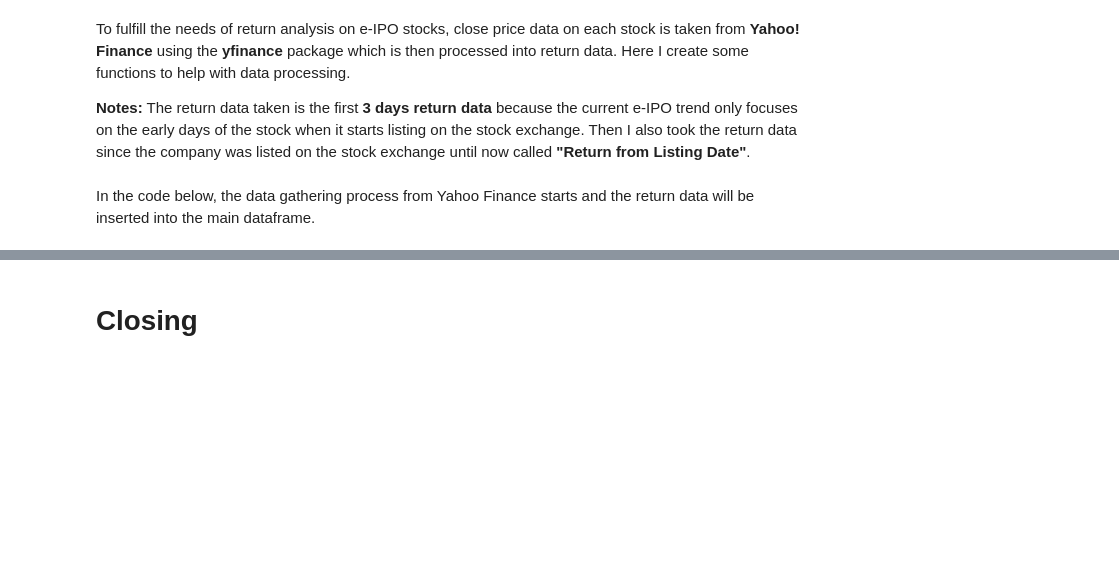
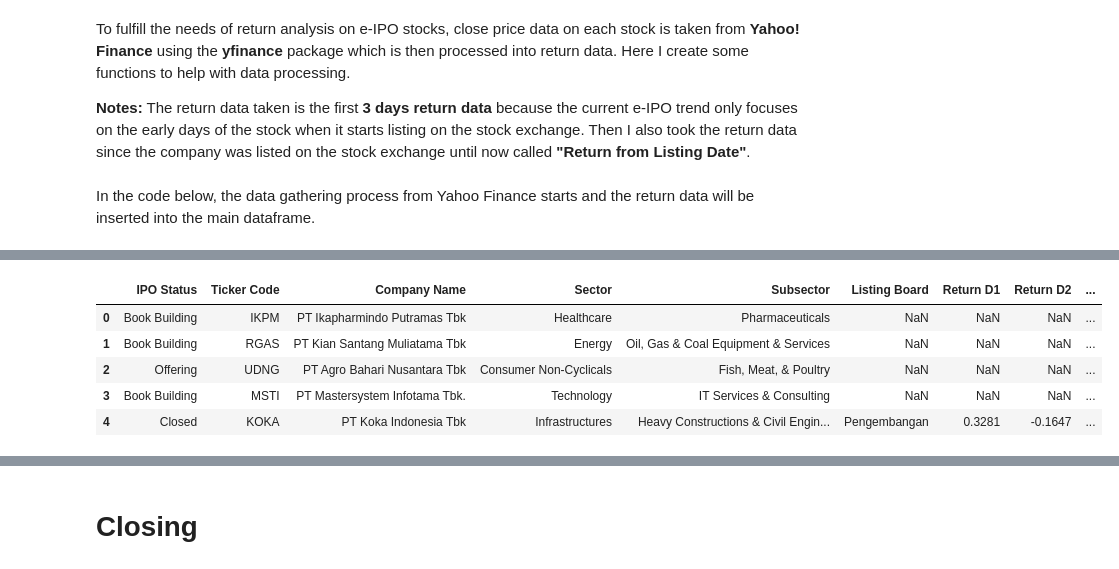
Before and after one commit to ImNash-Fahmi/Scraping-e-IPO-Data-Using-Selenium, a Jupyter notebook: scraping-e-ipo-data-using-selenium.ipynb, the cells around one changed output, grey strips where cells are left out. Cells and saved outputs as stored; diff of their text form; code cells hidden in the pictures; blank space fills up the shorter version.

Commit message:
Kaggle Notebook | Scraping e-IPO Data Using Selenium | Version 176

```diff
--- a/scraping-e-ipo-data-using-selenium.ipynb
+++ b/scraping-e-ipo-data-using-selenium.ipynb
@@ -877,0 +848,13 @@ table.head()
+# %%
+# Rearrange Columns
+table = pd.concat([table.loc[:, 'IPO Status':'Subsector'], table.loc[:, 'Listing Board':], table.loc[:, 'Line of Business':'Exercise Price (Warrant) (Rp)']], axis=1)
+
+# Display DataFrame
+table.head()
+# %% [output]
+|  | IPO Status | Ticker Code | Company Name | Sector | Subsector | Listing Board | Return D1 | Return D2 | ... |
+| 0 | Book Building | IKPM | PT Ikapharmindo Putramas Tbk | Healthcare | Pharmaceuticals | NaN | NaN | NaN | ... |
+| 1 | Book Building | RGAS | PT Kian Santang Muliatama Tbk | Energy | Oil, Gas & Coal Equipment & Services | NaN | NaN | NaN | ... |
+| 2 | Offering | UDNG | PT Agro Bahari Nusantara Tbk | Consumer Non-Cyclicals | Fish, Meat, & Poultry | NaN | NaN | NaN | ... |
+| 3 | Book Building | MSTI | PT Mastersystem Infotama Tbk. | Technology | IT Services & Consulting | NaN | NaN | NaN | ... |
+| 4 | Closed | KOKA | PT Koka Indonesia Tbk | Infrastructures | Heavy Constructions & Civil Engin... | Pengembangan | 0.3281 | -0.1647 | ... |
```
Also changed, not shown: parts of 9 cells of this notebook.
